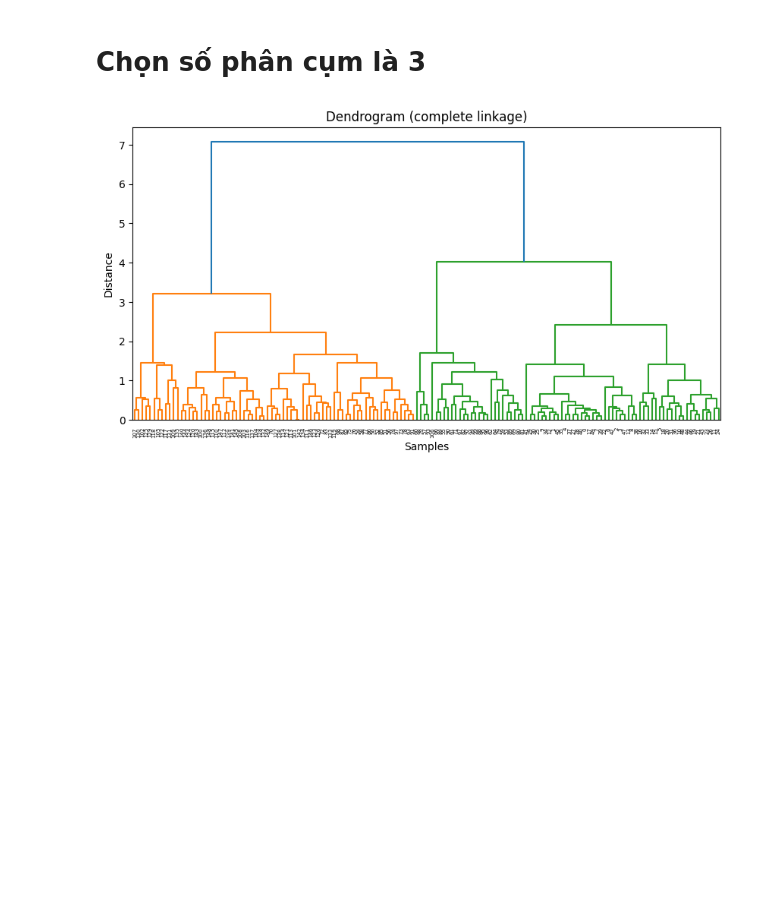
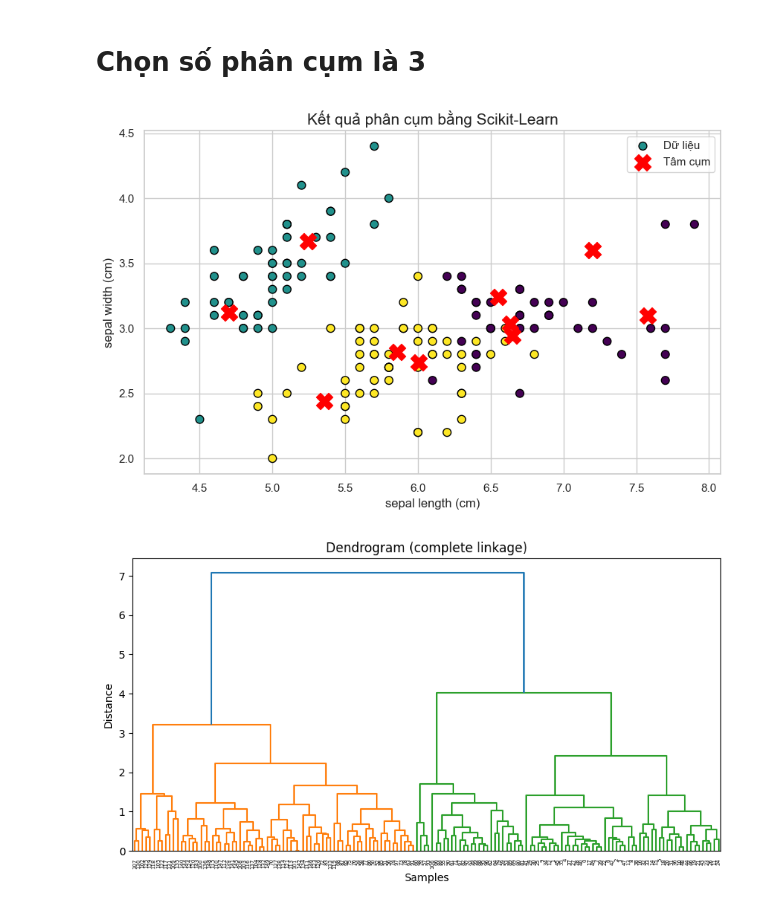
Before and after one commit to HoangThongTom/Baitoanphancum, a Jupyter notebook: SKlearn.ipynb, the cells around one changed output. Drawn from its saved outputs; the diff is of its cells as text; code cells hidden in the pictures; blank space fills up the shorter version.

```diff
--- a/SKlearn.ipynb
+++ b/SKlearn.ipynb
@@ -96,6 +99,21 @@ print(f"Chỉ số Silhouette Score của cụm 3: {score:.4f}")
 Chỉ số Silhouette Score của cụm 3: 0.5512
 # %% [markdown]
 # Chọn số phân cụm là 3
+# %%
+plt.figure(figsize=(10, 6))
+
+plt.scatter(X[:, 0], X[:, 1], c=y_predict, cmap='viridis', s=60, edgecolors='black', label='Dữ liệu')
+
+plt.scatter(kmeans.cluster_centers_[:, 0], kmeans.cluster_centers_[:, 1],
+            s=250, c='red', marker='X', label='Tâm cụm')
+
+plt.title("Kết quả phân cụm bằng Scikit-Learn", fontsize=15)
+plt.xlabel(feature_names[0])
+plt.ylabel(feature_names[1])
+plt.legend()
+plt.show()
+# %% [output]
+[figure, added]
 # %%
 def plot_dendrogram(X, method="complete"):
     """
```
Also changed, not shown: parts of 3 cells of this notebook.
